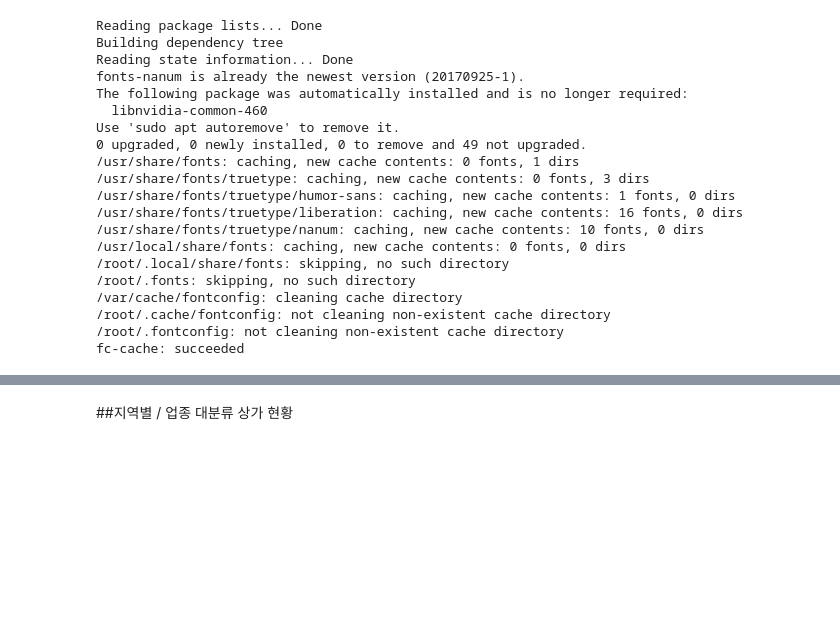
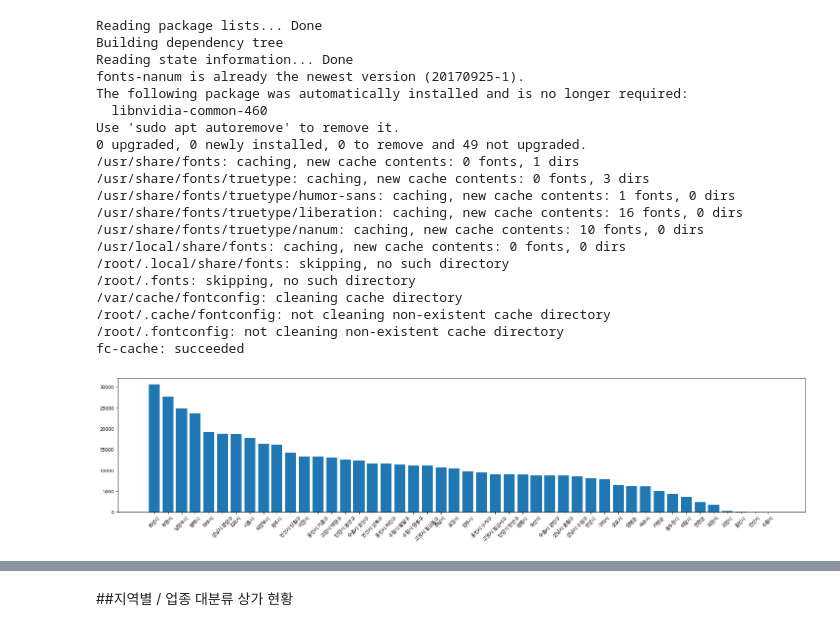
Before and after one commit to yojulab/learn_data_analytics, a Jupyter notebook: codes/경기상가분석.ipynb, the cells around one changed output, grey strips where cells are left out. Drawn from its saved outputs; the diff is of its cells as text; code cells hidden in the pictures; blank space fills up the shorter version.

```diff
--- a/codes/경기상가분석.ipynb
+++ b/codes/경기상가분석.ipynb
@@ -130,3 +132,10 @@ plt.show()
+# %%
+plt.figure(figsize=(25,5))
+plt.bar(stores_one_area_series.index, stores_one_area_series.values)
+plt.xticks(rotation = 45)
+plt.show()
+# %% [output]
+[figure, added]
 # %%
 # stores_one_area_series.plot?
 # %%
```
Also changed, not shown: parts of 4 cells of this notebook.
